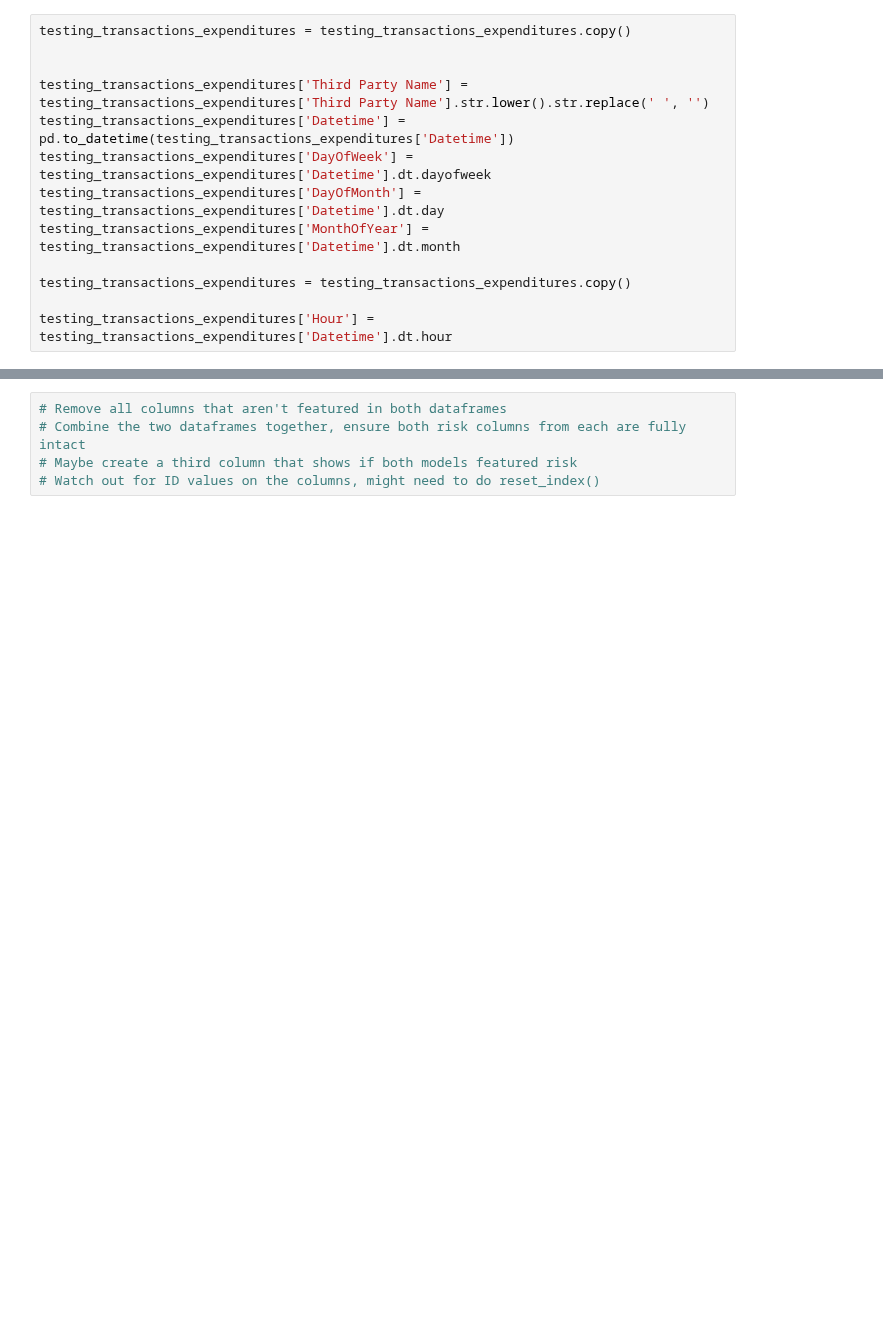
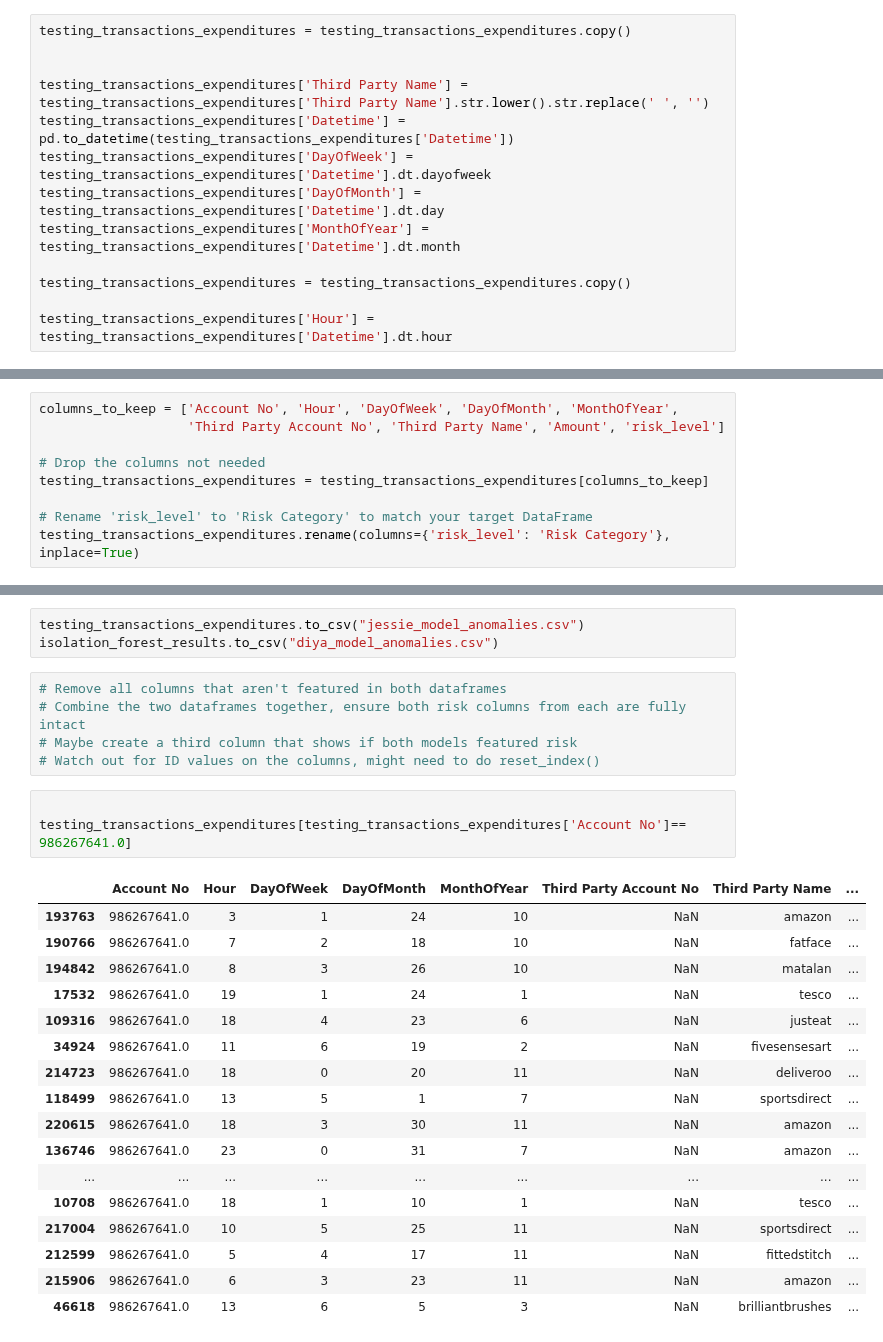
Before and after one commit to UoB-DSMP-2023-24/dsmp-2024-group27, a Jupyter notebook: AnomalyDetection/AnomalyDetection-Dataset2-Final .ipynb, the cells around one changed output, grey strips where cells are left out. Drawn from its saved outputs; the diff is of its cells as text; blank space fills up the shorter version.

```diff
--- a/AnomalyDetection/AnomalyDetection-Dataset2-Final .ipynb
+++ b/AnomalyDetection/AnomalyDetection-Dataset2-Final .ipynb
@@ -654,0 +648,9 @@ testing_transactions_expenditures
+# %%
+columns_to_keep = ['Account No', 'Hour', 'DayOfWeek', 'DayOfMonth', 'MonthOfYear',
+                   'Third Party Account No', 'Third Party Name', 'Amount', 'risk_level']
+
+# Drop the columns not needed
+testing_transactions_expenditures = testing_transactions_expenditures[columns_to_keep]
+
+# Rename 'risk_level' to 'Risk Category' to match your target DataFrame
+testing_transactions_expenditures.rename(columns={'risk_level': 'Risk Category'}, inplace=True)
@@ -655,5 +678,29 @@ testing_transactions_expenditures
+# %%
+testing_transactions_expenditures.to_csv("jessie_model_anomalies.csv")
+isolation_forest_results.to_csv("diya_model_anomalies.csv")
 # %%
 # Remove all columns that aren't featured in both dataframes
 # Combine the two dataframes together, ensure both risk columns from each are fully intact
 # Maybe create a third column that shows if both models featured risk
 # Watch out for ID values on the columns, might need to do reset_index()
+# %%
+
+testing_transactions_expenditures[testing_transactions_expenditures['Account No']== 986267641.0]
+# %% [output]
+|  | Account No | Hour | DayOfWeek | DayOfMonth | MonthOfYear | Third Party Account No | Third Party Name | ... |
+| 193763 | 986267641.0 | 3 | 1 | 24 | 10 | NaN | amazon | ... |
+| 190766 | 986267641.0 | 7 | 2 | 18 | 10 | NaN | fatface | ... |
+| 194842 | 986267641.0 | 8 | 3 | 26 | 10 | NaN | matalan | ... |
+| 17532 | 986267641.0 | 19 | 1 | 24 | 1 | NaN | tesco | ... |
+| 109316 | 986267641.0 | 18 | 4 | 23 | 6 | NaN | justeat | ... |
+| 34924 | 986267641.0 | 11 | 6 | 19 | 2 | NaN | fivesensesart | ... |
+| 214723 | 986267641.0 | 18 | 0 | 20 | 11 | NaN | deliveroo | ... |
+| 118499 | 986267641.0 | 13 | 5 | 1 | 7 | NaN | sportsdirect | ... |
+| 220615 | 986267641.0 | 18 | 3 | 30 | 11 | NaN | amazon | ... |
+| 136746 | 986267641.0 | 23 | 0 | 31 | 7 | NaN | amazon | ... |
+| ... | ... | ... | ... | ... | ... | ... | ... | ... |
+| 10708 | 986267641.0 | 18 | 1 | 10 | 1 | NaN | tesco | ... |
+| 217004 | 986267641.0 | 10 | 5 | 25 | 11 | NaN | sportsdirect | ... |
+| 212599 | 986267641.0 | 5 | 4 | 17 | 11 | NaN | fittedstitch | ... |
+| 215906 | 986267641.0 | 6 | 3 | 23 | 11 | NaN | amazon | ... |
+| 46618 | 986267641.0 | 13 | 6 | 5 | 3 | NaN | brilliantbrushes | ... |
```
Also changed, not shown: parts of 12 cells of this notebook, 2 other files.
